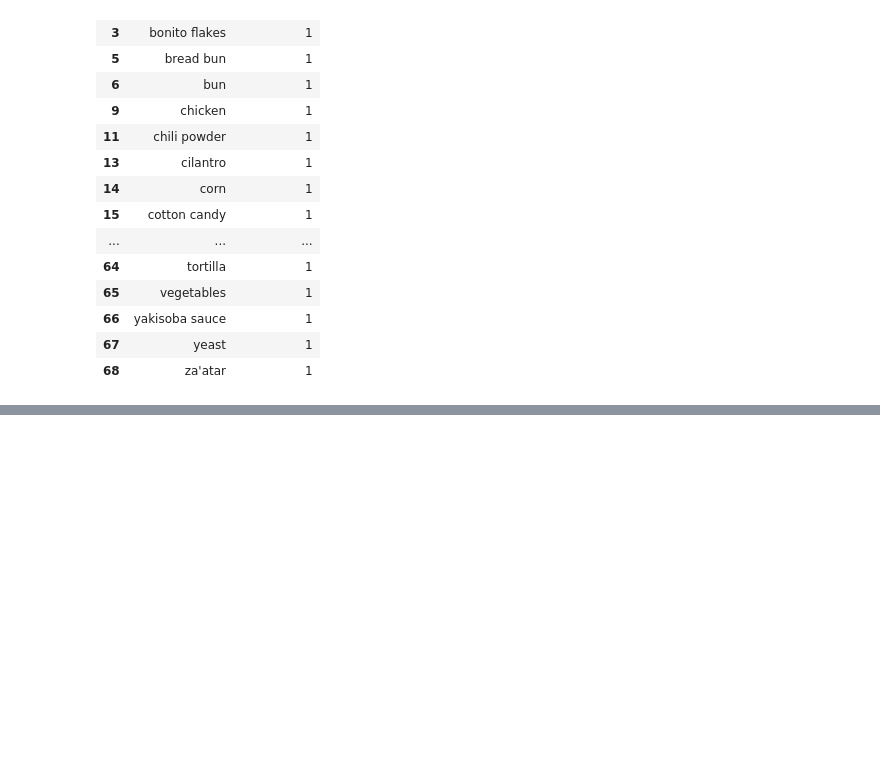
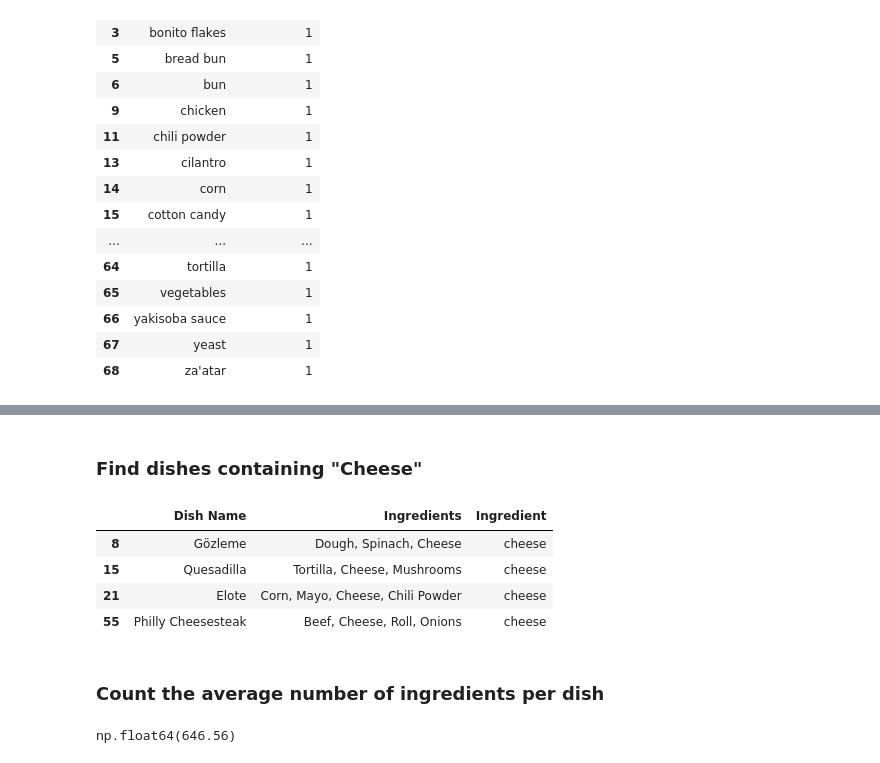
Before and after one commit to ushasrisetti24/Python-Practice, a Jupyter notebook: Street Food Analysis/Street food dataset.ipynb, the cells around one changed output, grey strips where cells are left out. Drawn from its saved outputs; the diff is of its cells as text; code cells hidden in the pictures; blank space fills up the shorter version.

```diff
--- a/Street Food Analysis/Street food dataset.ipynb
+++ b/Street Food Analysis/Street food dataset.ipynb
@@ -687,0 +743,36 @@ display(ing_variety[ing_variety["dish_count"]==1])
+# %% [markdown]
+### Find dishes containing "Cheese"
+# %%
+cheese_dishes = (
+    df[["Dish Name", "Ingredients"]]
+    .dropna()
+    .assign(Ingredient=lambda x: x["Ingredients"].str.split(","))
+    .explode("Ingredient")
+    .assign(Ingredient=lambda x: x["Ingredient"].str.strip().str.casefold())
+    .loc[lambda x: x["Ingredient"]=="cheese"]
+    .drop_duplicates()
+
+)
+
+display(cheese_dishes)
+# %% [output]
+|  | Dish Name | Ingredients | Ingredient |
+| 8 | Gözleme | Dough, Spinach, Cheese | cheese |
+| 15 | Quesadilla | Tortilla, Cheese, Mushrooms | cheese |
+| 21 | Elote | Corn, Mayo, Cheese, Chili Powder | cheese |
+| 55 | Philly Cheesesteak | Beef, Cheese, Roll, Onions | cheese |
+# %% [markdown]
+### Count the average number of ingredients per dish
+# %%
+matching_dishes = (
+    df[["Dish Name", "Ingredients"]]
+    .dropna()
+    .assign(Ingredient=lambda x: x["Ingredients"].str.split(","))
+    .explode("Ingredient")
+    .groupby("Dish Name")["Ingredient"]
+    .count()
+
+)
+display(matching_dishes)
+# %% [output]
+np.float64(646.56)
```
Also changed, not shown: parts of 5 cells of this notebook.
